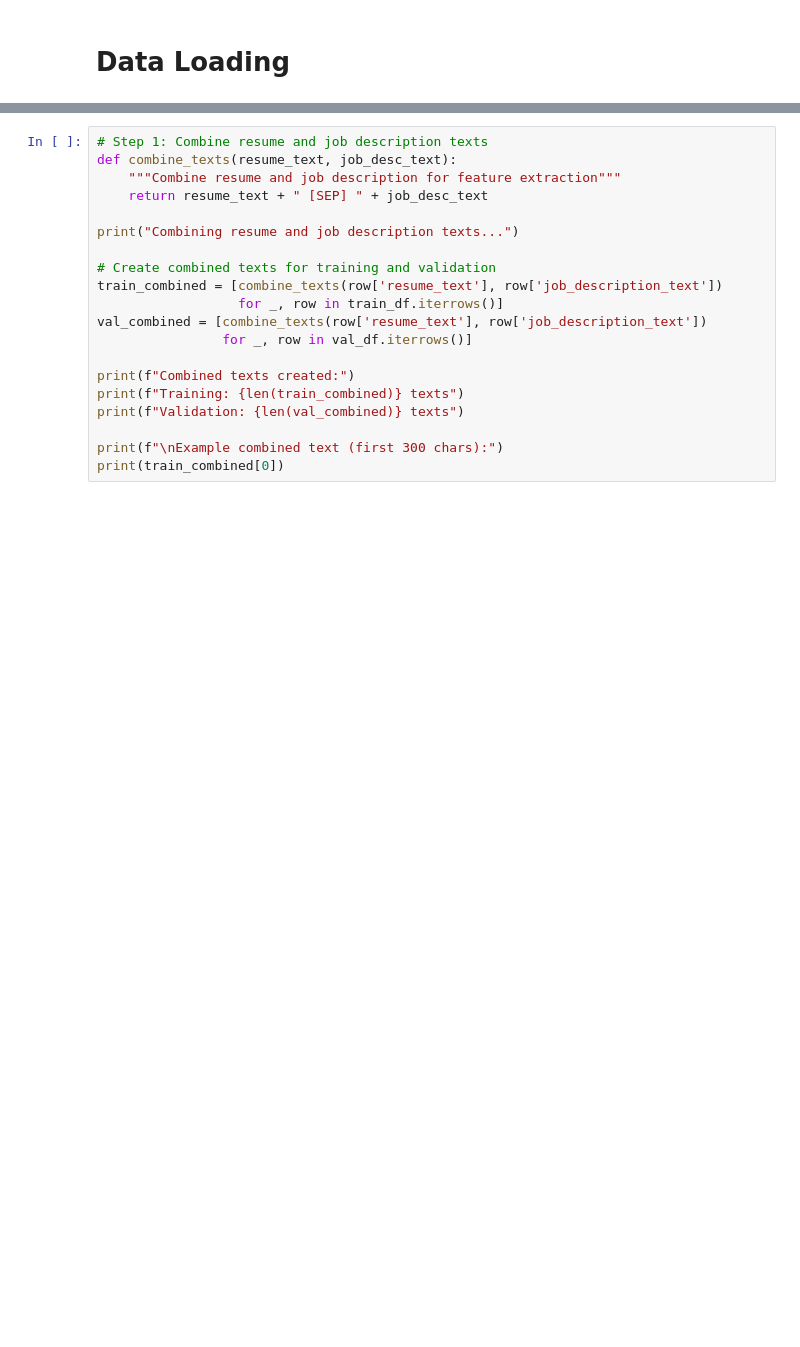
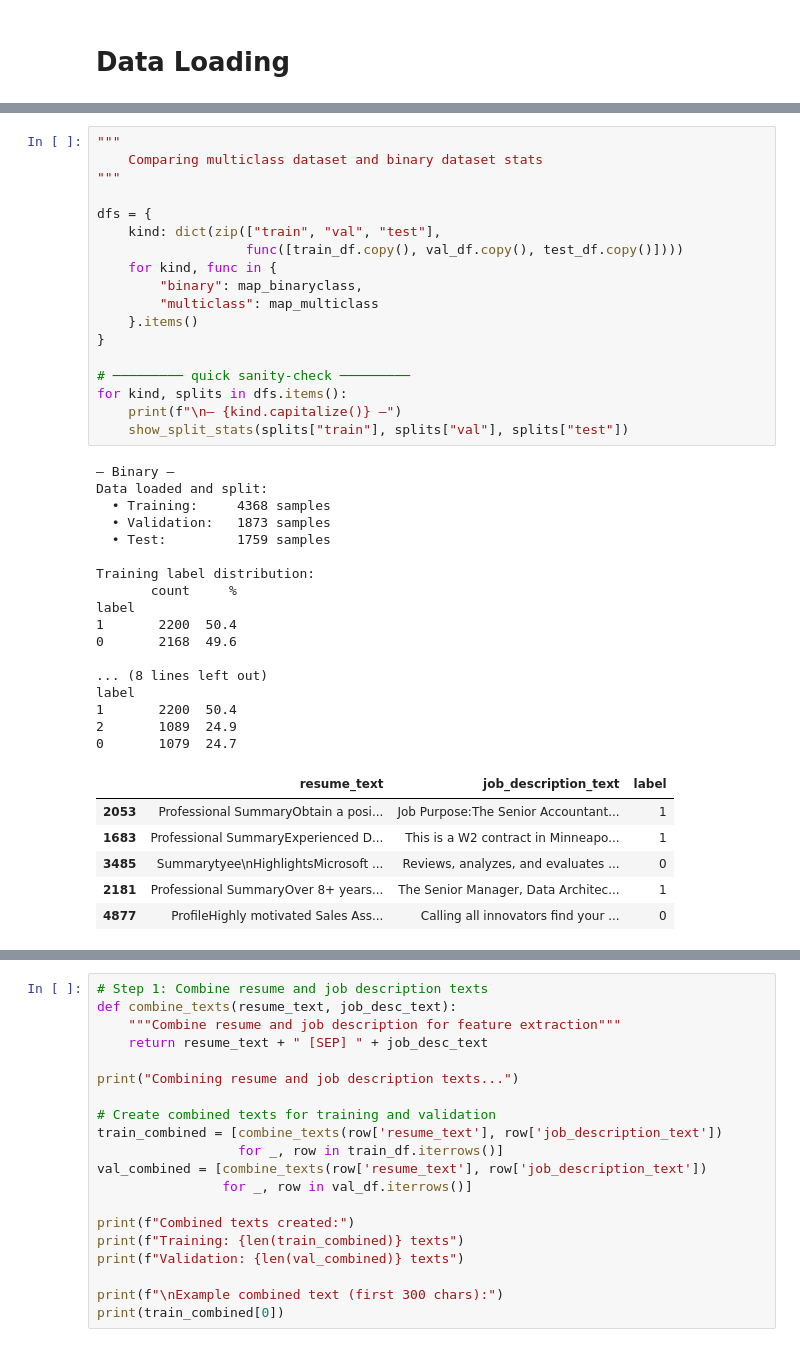
Before and after one commit to ashkree/Resume-Screener, a Jupyter notebook: notebooks/01_feature_extraction.ipynb, the cells around one changed output, grey strips where cells are left out. Cells and saved outputs as stored; diff of their text form; blank space fills up the shorter version.

Commit message:
updated feature extraction notebook for binary classification

```diff
--- a/notebooks/01_feature_extraction.ipynb
+++ b/notebooks/01_feature_extraction.ipynb
@@ -49 +71,43 @@ Name: count, dtype: int64
+# %%
+"""
+    Comparing multiclass dataset and binary dataset stats
+"""
+
+dfs = {
+    kind: dict(zip(["train", "val", "test"],
+                   func([train_df.copy(), val_df.copy(), test_df.copy()])))
+    for kind, func in {
+        "binary": map_binaryclass,
+        "multiclass": map_multiclass
+    }.items()
+}
+
+# ───────── quick sanity-check ─────────
+for kind, splits in dfs.items():
+    print(f"\n— {kind.capitalize()} —")
+    show_split_stats(splits["train"], splits["val"], splits["test"])
+# %% [output]
+— Binary —
+Data loaded and split:
+  • Training:     4368 samples
+  • Validation:   1873 samples
+  • Test:         1759 samples
+
+Training label distribution:
+       count     %
+label
+1       2200  50.4
+0       2168  49.6
+
+... (8 lines left out)
+label
+1       2200  50.4
+2       1089  24.9
+0       1079  24.7
+|  | resume_text | job_description_text | label |
+| 2053 | Professional SummaryObtain a posi... | Job Purpose:The Senior Accountant... | 1 |
+| 1683 | Professional SummaryExperienced D... | This is a W2 contract in Minneapo... | 1 |
+| 3485 | Summarytyee\nHighlightsMicrosoft ... | Reviews, analyzes, and evaluates ... | 0 |
+| 2181 | Professional SummaryOver 8+ years... | The Senior Manager, Data Architec... | 1 |
+| 4877 | ProfileHighly motivated Sales Ass... | Calling all innovators find your ... | 0 |
 # %%
```
Also changed, not shown: parts of 4 cells of this notebook, 5 other files.
